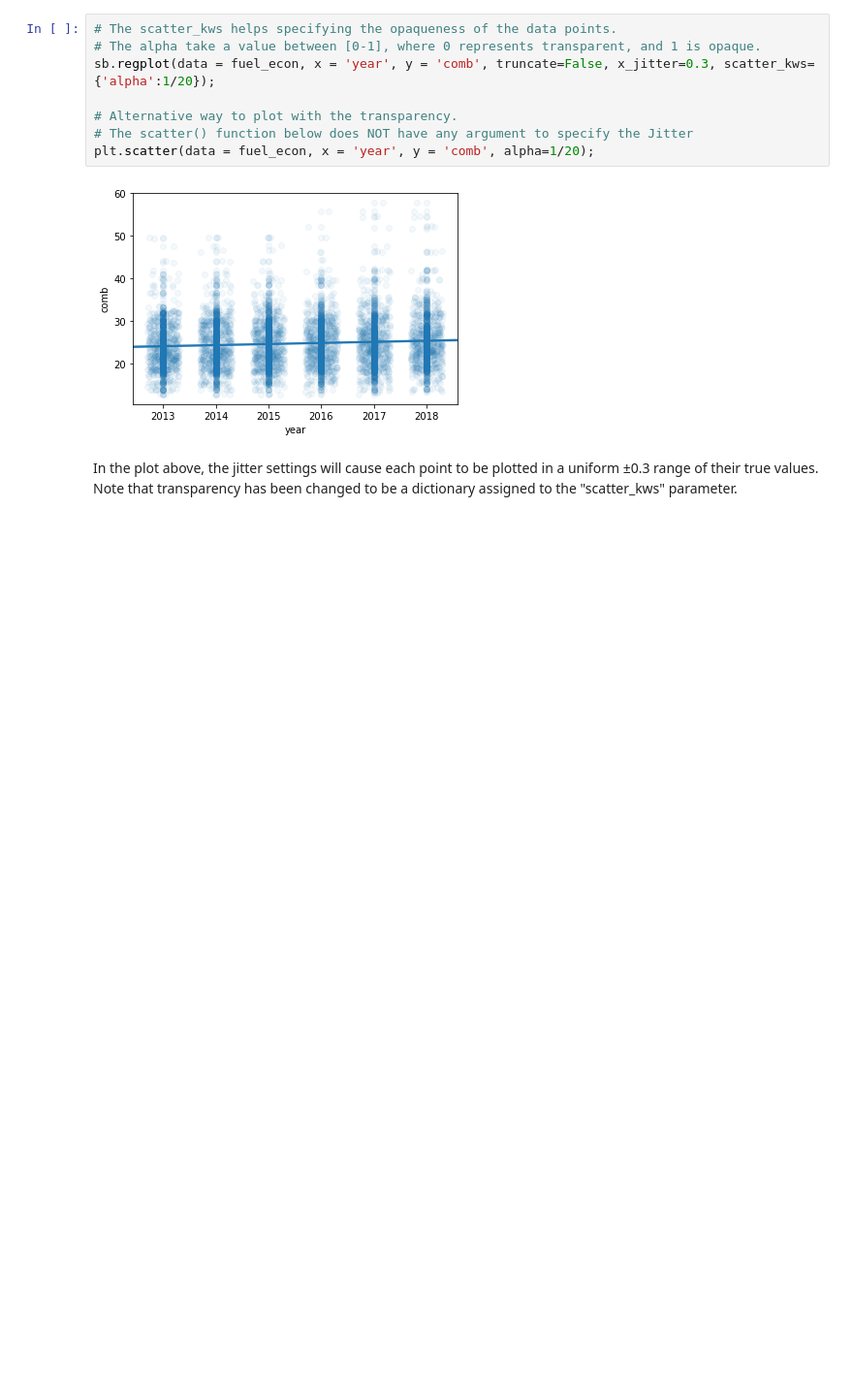
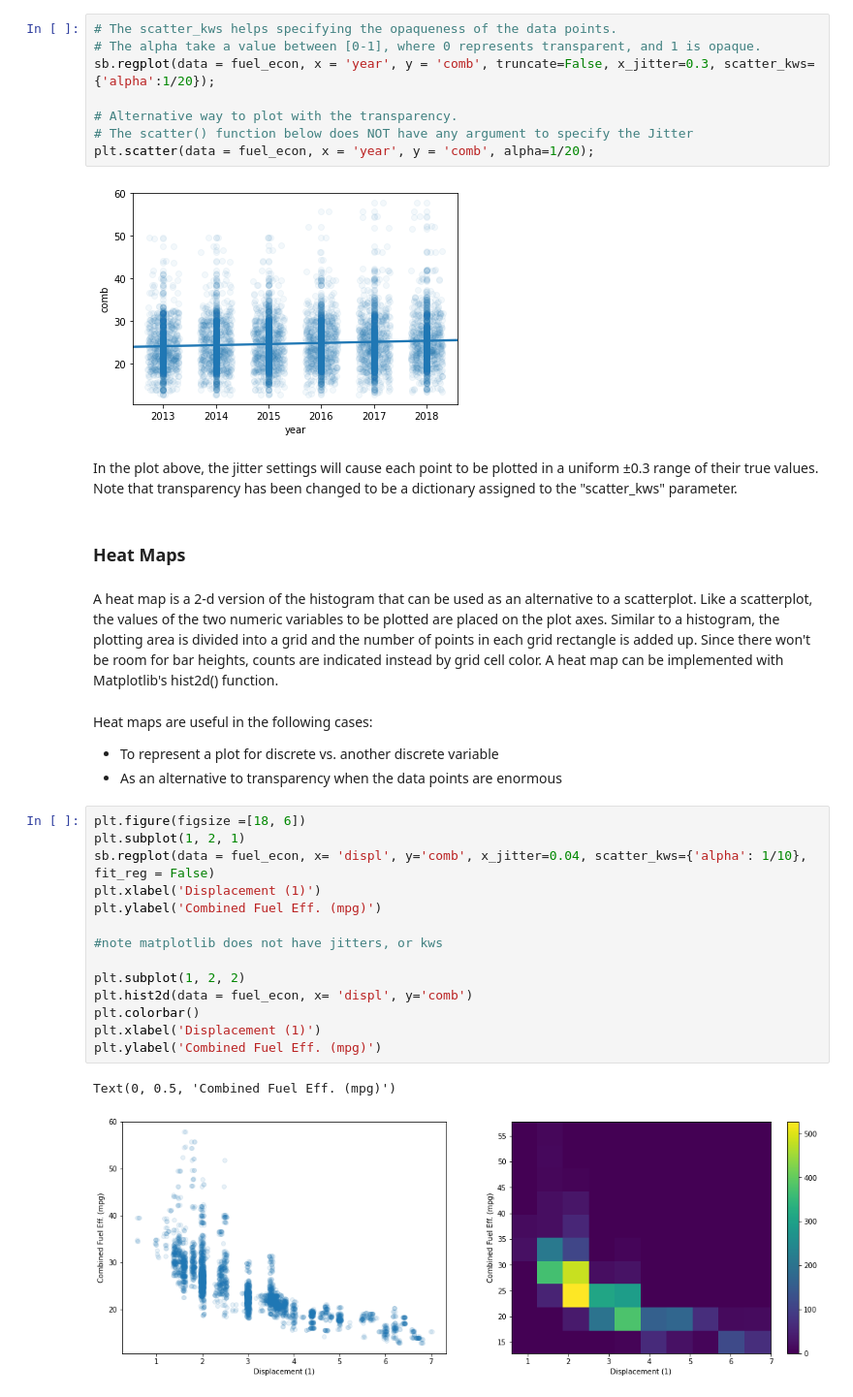
Before and after one commit to hassan-halim/data_visualization, a Jupyter notebook: bivariate_lesson_01.ipynb, the cells around one changed output. Shown: that part at 97% size. Saved outputs shown, nothing was run; the diff lists cells and outputs as text; blank space fills up the shorter version.

```diff
--- a/bivariate_lesson_01.ipynb
+++ b/bivariate_lesson_01.ipynb
@@ -110,3 +110,29 @@ plt.scatter(data = fuel_econ, x = 'year', y = 'comb', alpha=1/20);
 [figure]
 # %% [markdown]
 In the plot above, the jitter settings will cause each point to be plotted in a uniform ±0.3 range of their true values. Note that transparency has been changed to be a dictionary assigned to the "scatter_kws" parameter.
+# %% [markdown]
+### Heat Maps
+# %% [markdown]
+A heat map is a 2-d version of the histogram that can be used as an alternative to a scatterplot. Like a scatterplot, the values of the two numeric variables to be plotted are placed on the plot axes. Similar to a histogram, the plotting area is divided into a grid and the number of points in each grid rectangle is added up. Since there won't be room for bar heights, counts are indicated instead by grid cell color. A heat map can be implemented with Matplotlib's hist2d() function.
+# %% [markdown]
+Heat maps are useful in the following cases:
+
+- To represent a plot for discrete vs. another discrete variable
+- As an alternative to transparency when the data points are enormous
+# %%
+plt.figure(figsize =[18, 6])
+plt.subplot(1, 2, 1)
+sb.regplot(data = fuel_econ, x= 'displ', y='comb', x_jitter=0.04, scatter_kws={'alpha': 1/10}, fit_reg = False)
+plt.xlabel('Displacement (1)')
+plt.ylabel('Combined Fuel Eff. (mpg)')
+
+#note matplotlib does not have jitters, or kws
+
+plt.subplot(1, 2, 2)
+plt.hist2d(data = fuel_econ, x= 'displ', y='comb')
+plt.colorbar()
+plt.xlabel('Displacement (1)')
+plt.ylabel('Combined Fuel Eff. (mpg)')
+# %% [output]
+Text(0, 0.5, 'Combined Fuel Eff. (mpg)')
+[figure, added]
```
Also changed, not shown: parts of 9 cells of this notebook.
